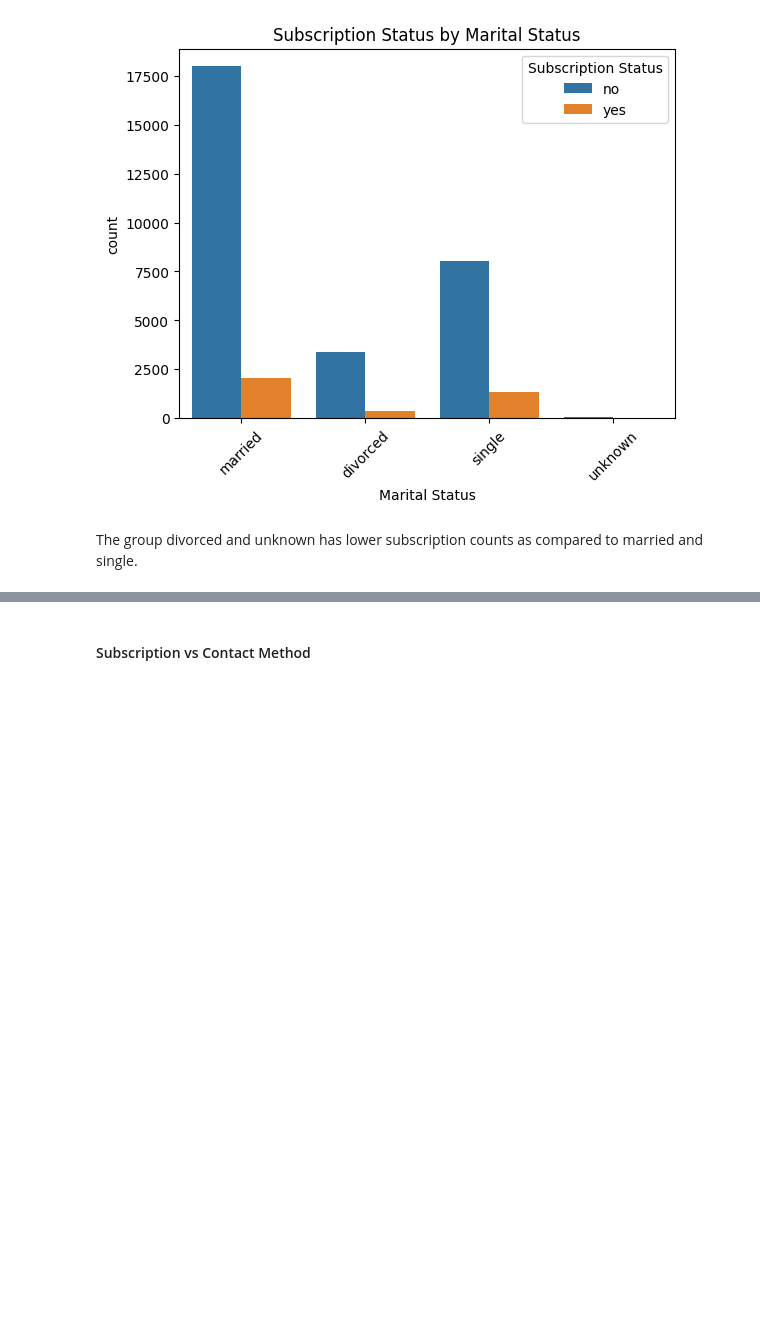
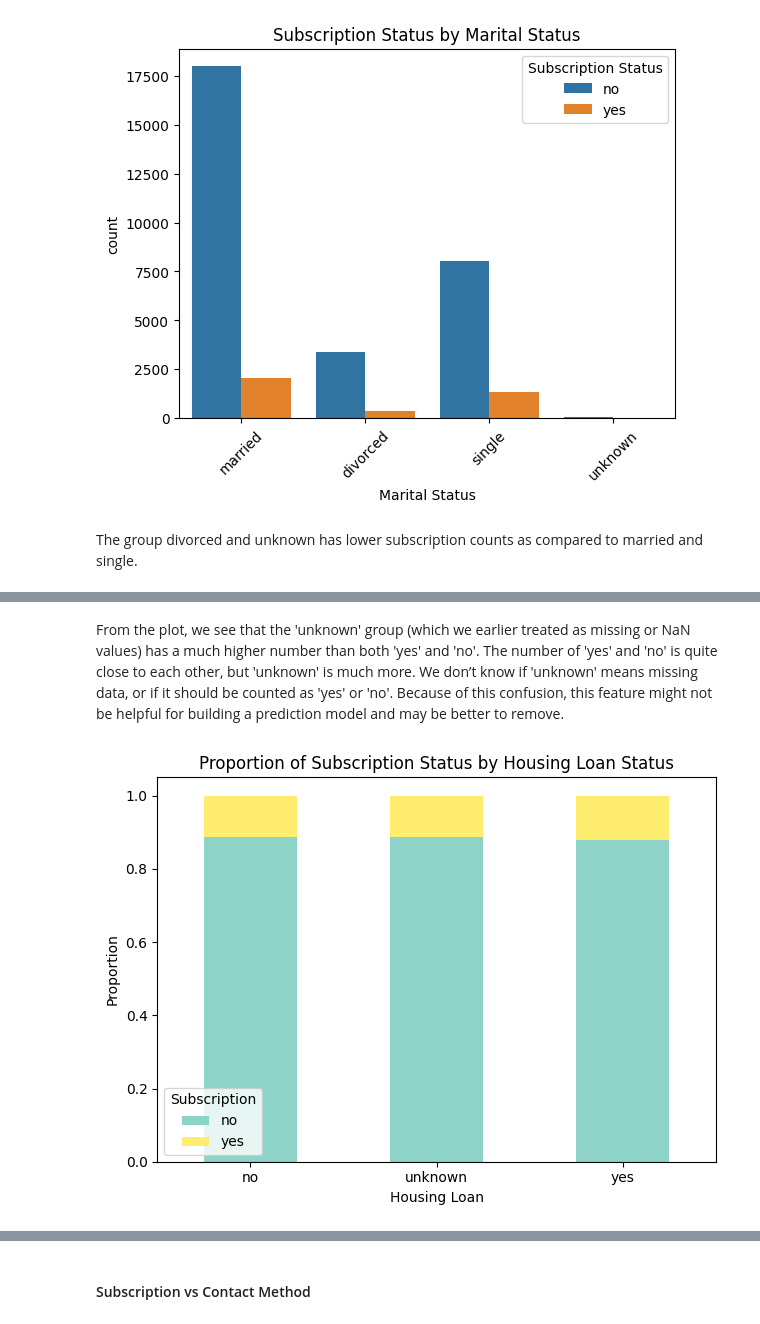
Before and after one commit to Lawrence-le/eda-to-ml-term-deposits, a Jupyter notebook: eda.ipynb, the cells around one changed output, grey strips where cells are left out. Drawn from its saved outputs; the diff is of its cells as text; code cells hidden in the pictures; blank space fills up the shorter version.

```diff
--- a/eda.ipynb
+++ b/eda.ipynb
@@ -538,0 +570,18 @@ The group divorced and unknown has lower subscription counts as compared to marr
+# %% [markdown]
+From the plot, we see that the 'unknown' group (which we earlier treated as missing or NaN values) has a much higher number than both 'yes' and 'no'. The number of 'yes' and 'no' is quite close to each other, but 'unknown' is much more. We don’t know if 'unknown' means missing data, or if it should be counted as 'yes' or 'no'. Because of this confusion, this feature might not be helpful for building a prediction model and may be better to remove.
+# %%
+# create proportion to store the data
+proportions = pd.crosstab(
+    dataset_raw["Housing Loan"], dataset_raw["Subscription Status"], normalize="index"
+)
+
+proportions.plot(kind="bar", stacked=True, colormap="Set3")
+plt.title("Proportion of Subscription Status by Housing Loan Status")
+plt.xlabel("Housing Loan")
+plt.ylabel("Proportion")
+plt.legend(title="Subscription")
+plt.xticks(rotation=0)
+plt.tight_layout()
+plt.show()
+# %% [output]
+[figure, added]
```
Also changed, not shown: parts of 19 cells of this notebook, 9 other files.
